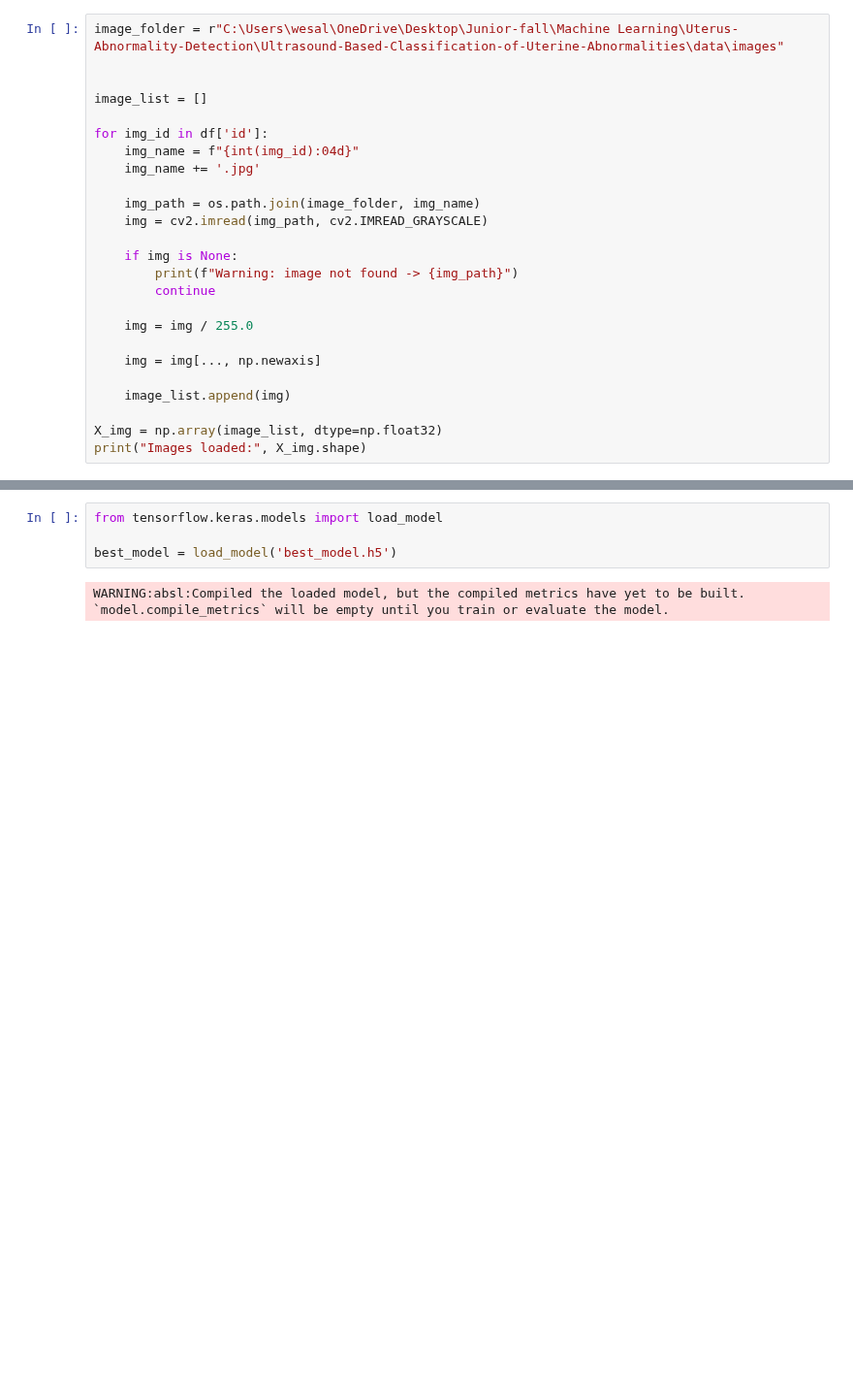
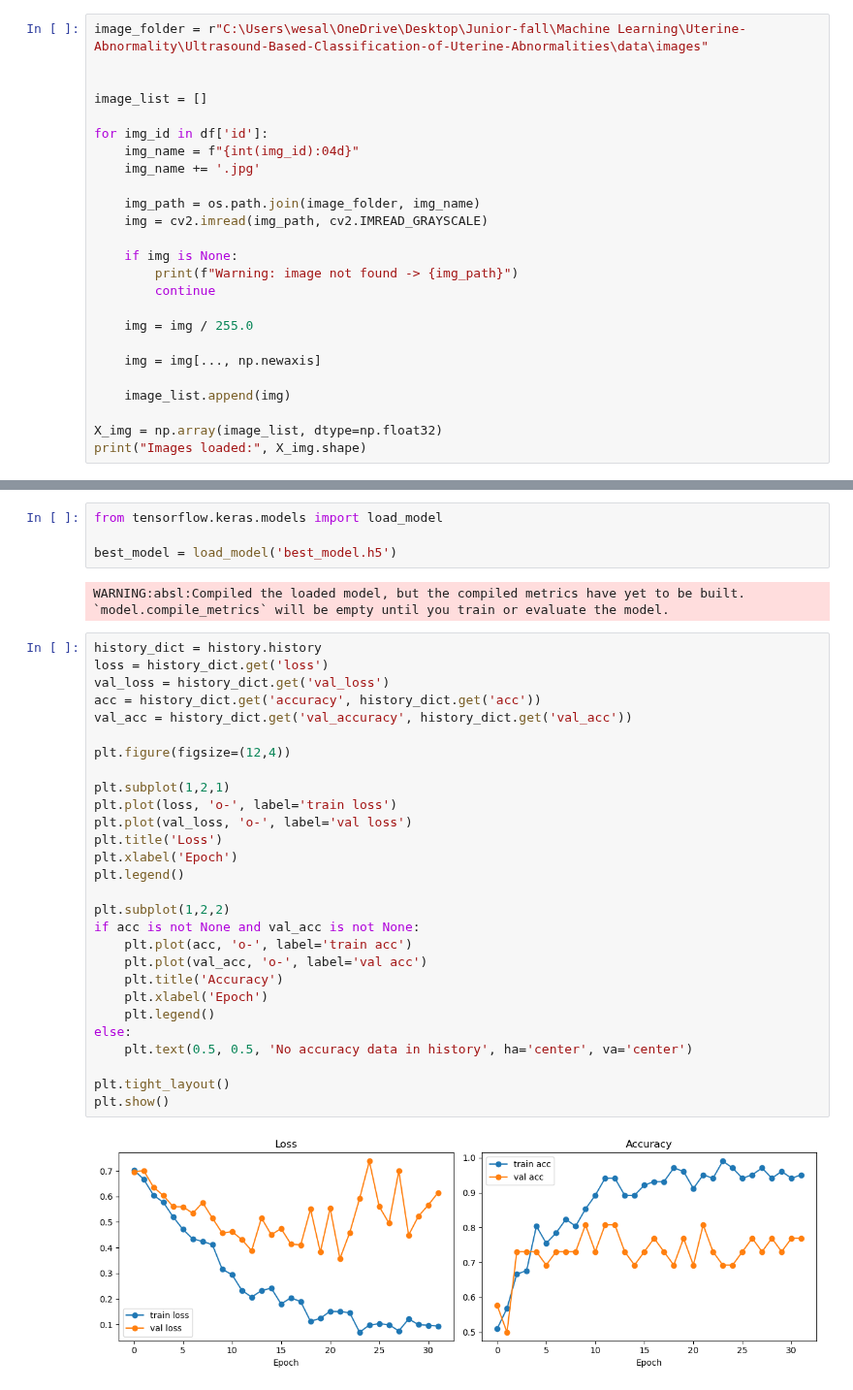
Before and after one commit to wesalmagdi/Ultrasound-Based-Classification-of-Uterine-Abnormalities, a Jupyter notebook: CNN.ipynb, the cells around one changed output, grey strips where cells are left out. Shown at 97% size. Drawn from its saved outputs; the diff is of its cells as text; blank space fills up the shorter version.

```diff
--- a/CNN.ipynb
+++ b/CNN.ipynb
@@ -44,7 +45,7 @@ y = labels.values
 height, width = 256, 256
 batch_size=8
 # %%
-image_folder = r"C:\Users\wesal\OneDrive\Desktop\Junior-fall\Machine Learning\Uterus-Abnormality-Detection\Ultrasound-Based-Classification-of-Uterine-Abnormalities\data\images"
+image_folder = r"C:\Users\wesal\OneDrive\Desktop\Junior-fall\Machine Learning\Uterine-Abnormality\Ultrasound-Based-Classification-of-Uterine-Abnormalities\data\images"
 
 
 image_list = []
@@ -207,3 +204,33 @@ from tensorflow.keras.models import load_model
 best_model = load_model('best_model.h5')
 # %% [output]
 WARNING:absl:Compiled the loaded model, but the compiled metrics have yet to be built. `model.compile_metrics` will be empty until you train or evaluate the model.
+# %%
+history_dict = history.history
+loss = history_dict.get('loss')
+val_loss = history_dict.get('val_loss')
+acc = history_dict.get('accuracy', history_dict.get('acc'))
+val_acc = history_dict.get('val_accuracy', history_dict.get('val_acc'))
+
+plt.figure(figsize=(12,4))
+
+plt.subplot(1,2,1)
+plt.plot(loss, 'o-', label='train loss')
+plt.plot(val_loss, 'o-', label='val loss')
+plt.title('Loss')
+plt.xlabel('Epoch')
+plt.legend()
+
+plt.subplot(1,2,2)
+if acc is not None and val_acc is not None:
+    plt.plot(acc, 'o-', label='train acc')
+    plt.plot(val_acc, 'o-', label='val acc')
+    plt.title('Accuracy')
+    plt.xlabel('Epoch')
+    plt.legend()
+else:
+    plt.text(0.5, 0.5, 'No accuracy data in history', ha='center', va='center')
+
+plt.tight_layout()
+plt.show()
+# %% [output]
+[figure, added]
```
Also changed, not shown: parts of 3 cells of this notebook.
